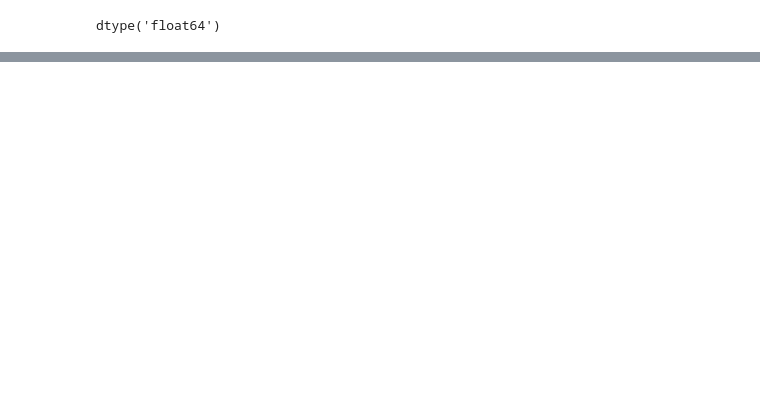
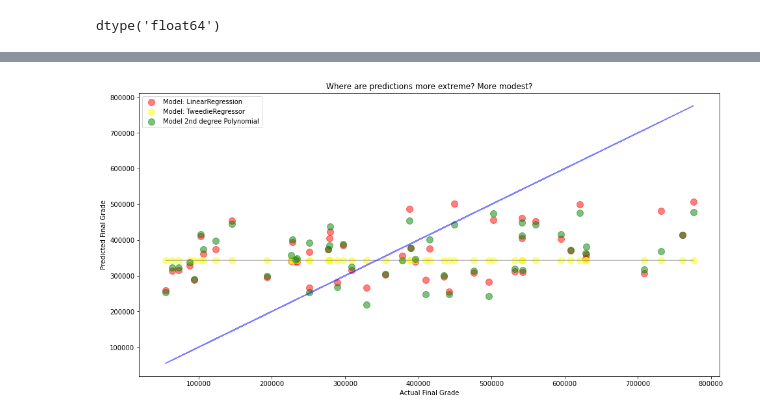
Before and after one commit to lopezelihezer/zillow_regression_project, a Jupyter notebook: scratch.ipynb, the cells around one changed output, grey strips where cells are left out. Drawn from its saved outputs; the diff is of its cells as text; code cells hidden in the pictures; blank space fills up the shorter version.

```diff
--- a/scratch.ipynb
+++ b/scratch.ipynb
@@ -166,0 +645,9 @@ df.head()
+# %%
+# make the polynomial features to get a new set of features
+pf = PolynomialFeatures(degree=4)
+
+# fit and transform X_train_scaled
+X_train_degree4 = pf.fit_transform(X_train)
+
+# transform X_validate_scaled & X_test_scaled
+X_validate_degree4 = pf.transform(X_validate)
@@ -166,0 +701,9 @@ df.head()
+# %%
+# make the polynomial features to get a new set of features
+pf = PolynomialFeatures(degree=10)
+
+# fit and transform X_train_scaled
+X_train_degree10 = pf.fit_transform(X_train)
+
+# transform X_validate_scaled & X_test_scaled
+X_validate_degree10 = pf.transform(X_validate)
@@ -166,0 +808,26 @@ df.head()
+# %%
+# y_validate.head()
+y_validate_sample = y_validate.sample(n=50)
+
+
+plt.figure(figsize=(16,8))
+plt.plot(y_validate_sample.taxvalue, y_validate_sample.taxvalue_pred_mean, alpha=.5, color="gray", label='_nolegend_')
+plt.annotate("Baseline: Predict Using Mean", (16, 9.5))
+plt.plot(y_validate_sample.taxvalue, y_validate_sample.taxvalue, alpha=.5, color="blue", label='_nolegend_')
+plt.annotate("The Ideal Line: Predicted = Actual", (.5, 3.5), rotation=15.5)
+
+plt.scatter(y_validate_sample.taxvalue, y_validate_sample.taxvalue_pred_lm,
+            alpha=.5, color="red", s=100, label="Model: LinearRegression")
+plt.scatter(y_validate_sample.taxvalue, y_validate_sample.taxvalue_pred_glm,
+            alpha=.5, color="yellow", s=100, label="Model: TweedieRegressor")
+plt.scatter(y_validate_sample.taxvalue, y_validate_sample.taxvalue_pred_lm2,
+            alpha=.5, color="green", s=100, label="Model 2nd degree Polynomial")
+plt.legend()
+plt.xlabel("Actual Final Grade")
+plt.ylabel("Predicted Final Grade")
+plt.title("Where are predictions more extreme? More modest?")
+# plt.annotate("The polynomial model appears to overreact to noise", (2.0, -10))
+# plt.annotate("The OLS model (LinearRegression)\n appears to be most consistent", (15.5, 3))
+plt.show()
+# %% [output]
+[figure, added]
```
Also changed, not shown: parts of 62 cells of this notebook, 2 other files.
